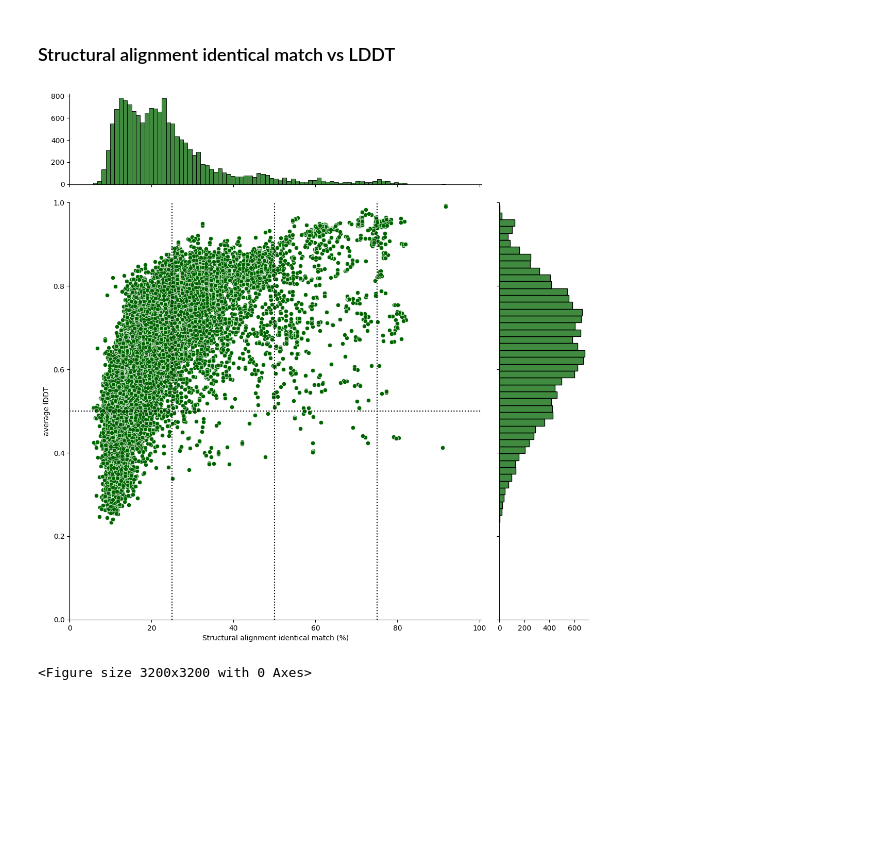
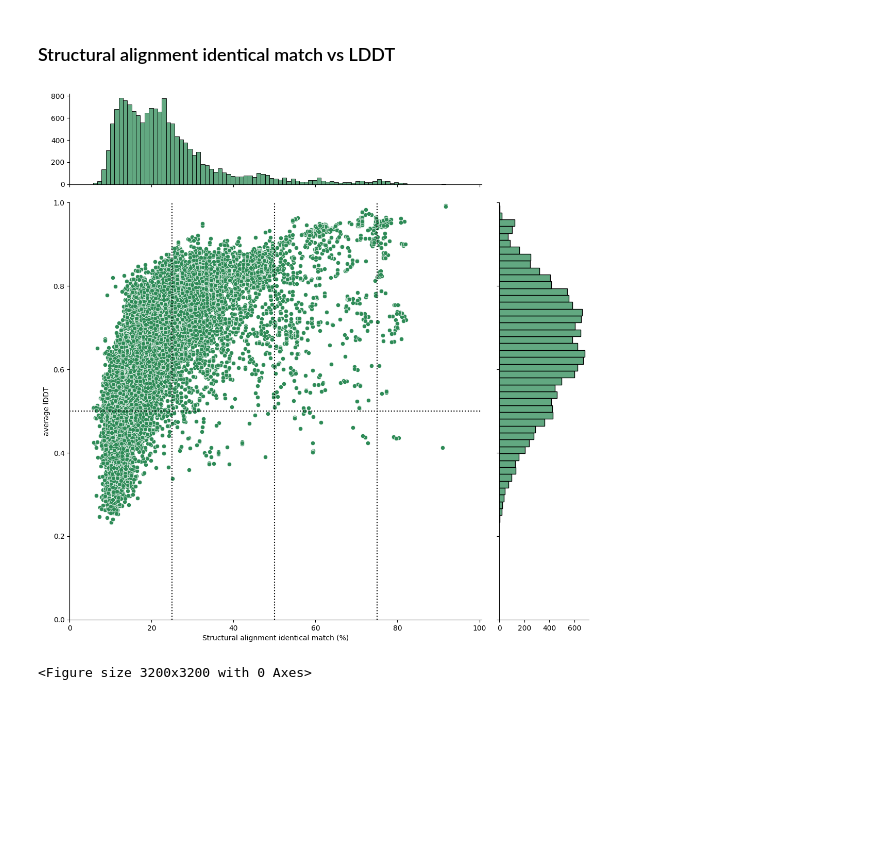
Before and after one commit to yonesora56/HS_rice_analysis, a Jupyter notebook: notebooks/13_foldseek_result_parse_2_up.ipynb, the cells around one changed output. Saved outputs shown, nothing was run; the diff lists cells and outputs as text; code cells hidden in the pictures.

```diff
--- a/notebooks/13_foldseek_result_parse_2_up.ipynb
+++ b/notebooks/13_foldseek_result_parse_2_up.ipynb
@@ -8,6 +8,9 @@ from matplotlib.patches import Patch
 import seaborn as sns # type: ignore
 from upsetplot import UpSet, from_contents # type: ignore
 # %%
+pl.Config.set_fmt_str_lengths(25)
+pl.Config.set_tbl_rows(25)
+
 VERSION = datetime.datetime.now().strftime("%y%m%d")
 print(f"Execute Date: {VERSION}")
 # %% [output]
@@ -79,27 +87,27 @@ shape: (14_997, 27)
 # %%
 foldseek_filter_viz = foldseek_result.to_pandas()
 sns.jointplot(
     data=foldseek_filter_viz,
     x="pident", # structural alignment identical match from foldseek result
     y="lddt",
-    color="darkgreen",
+    color="seagreen",
     height=11,
     ratio=4,
     marginal_ticks=True
 )
 
 plt.xlim(0,100.5)
 plt.ylim(0,1)
 plt.xlabel("Structural alignment identical match (%)")
 plt.ylabel("average lDDT") # see foldseek github https://github.com/steineggerlab/foldseek?tab=readme-ov-file#output-search
 plt.axvline(x=25, color="black", linestyle=":")
 plt.axvline(x=50, color="black", linestyle=":")
 plt.axvline(x=75, color="black", linestyle=":")
 plt.axhline(y=0.5, color="black", linestyle=":")
 plt.figure(figsize=(8, 8), dpi=400)
 plt.show()
 # %% [output]
-[figure, old version]
+[figure, new version]
 <Figure size 3200x3200 with 0 Axes>
 # %% [markdown]
 &nbsp;
```
Also changed, not shown: parts of 27 cells of this notebook, 7 other files.
